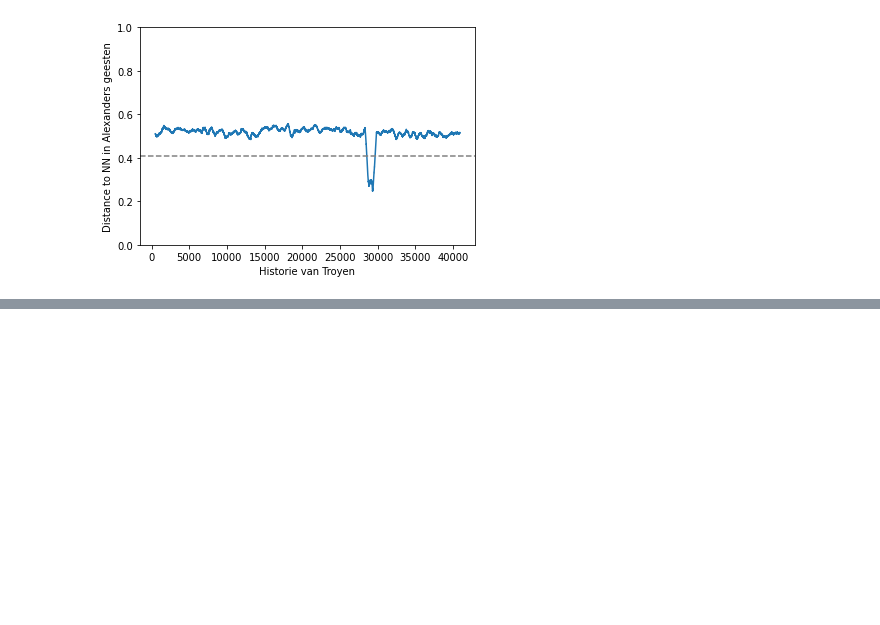
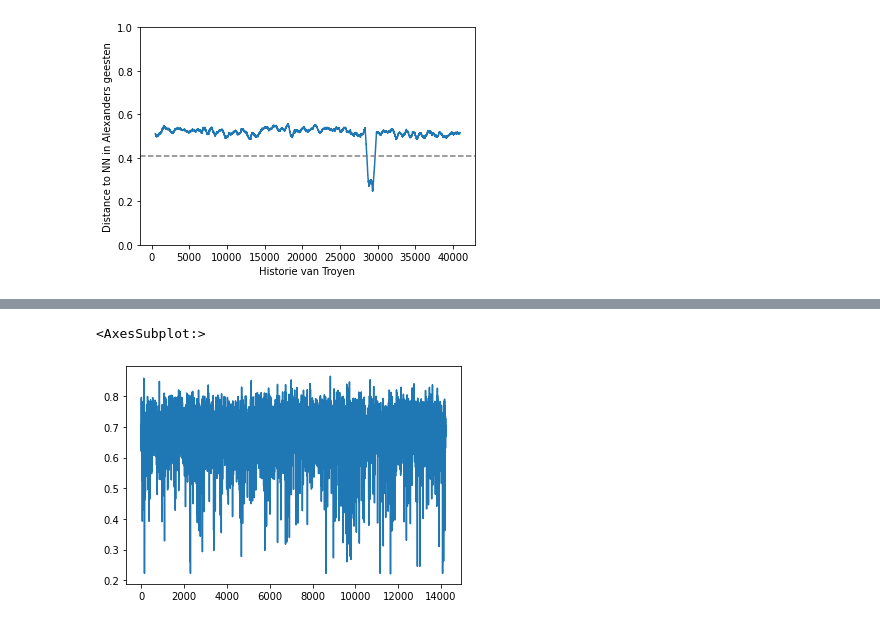
Before and after one commit to mikekestemont/zwerfverzen, a Jupyter notebook: notebooks/intertext.ipynb, the cells around one changed output, grey strips where cells are left out. Saved outputs shown, nothing was run; the diff lists cells and outputs as text; code cells hidden in the pictures; blank space fills up the shorter version.

```diff
--- a/notebooks/intertext.ipynb
+++ b/notebooks/intertext.ipynb
@@ -466,3 +345,7 @@ scores.plot()
+# %%
+vec = TfidfVectorizer(max_features=10000, min_df=2, token_pattern=r"(?u)\b\w+\b")
+X = vec.fit_transform(df['lemmas'])
+X.shape
 # %% [markdown]
 #### Well-known cases of intertextual borrowing
 # %%
@@ -598,0 +482,3 @@ for _, r in results.iterrows():
+# %%
+d = results[results['t1'] == 'Alexanders geesten']
+d
@@ -598,0 +499,9 @@ for _, r in results.iterrows():
+# %%
+D = np.array([_ for _ in d['nn'].values])
+D.shape
+D = pd.DataFrame(D.T)
+# %%
+D.mean().plot()
+# %% [output]
+<AxesSubplot:>
+[figure, added]
```
Also changed, not shown: parts of 28 cells of this notebook.
